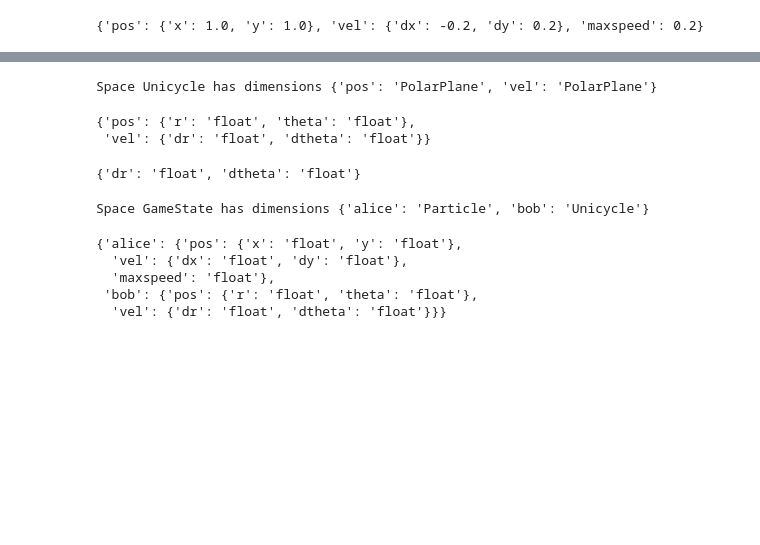
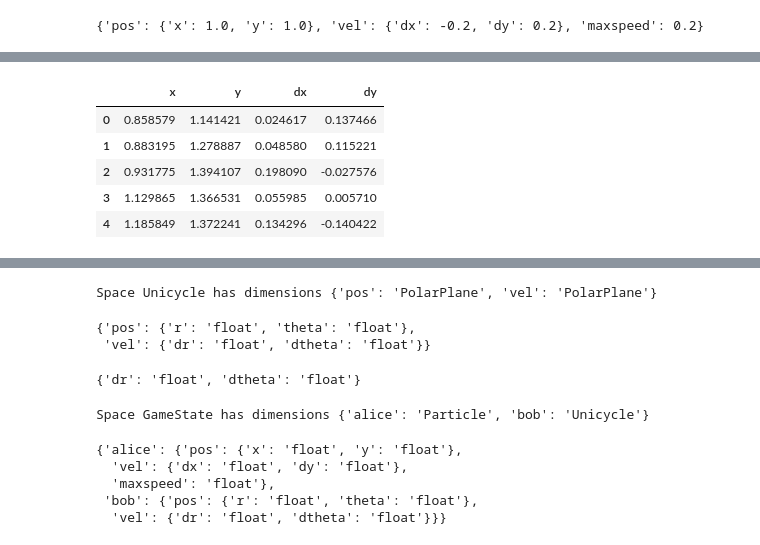
Before and after one commit to cadCAD-org/cadcad-ri, a Jupyter notebook: tag.ipynb, the cells around one changed output, grey strips where cells are left out. Drawn from its saved outputs; the diff is of its cells as text; code cells hidden in the pictures; blank space fills up the shorter version.

```diff
--- a/tag.ipynb
+++ b/tag.ipynb
@@ -361,0 +402,9 @@ Point in space Particle has data
+# %%
+df.head()
+# %% [output]
+|  | x | y | dx | dy |
+| 0 | 0.858579 | 1.141421 | 0.024617 | 0.137466 |
+| 1 | 0.883195 | 1.278887 | 0.048580 | 0.115221 |
+| 2 | 0.931775 | 1.394107 | 0.198090 | -0.027576 |
+| 3 | 1.129865 | 1.366531 | 0.055985 | 0.005710 |
+| 4 | 1.185849 | 1.372241 | 0.134296 | -0.140422 |
```
Also changed, not shown: parts of 13 cells of this notebook.
